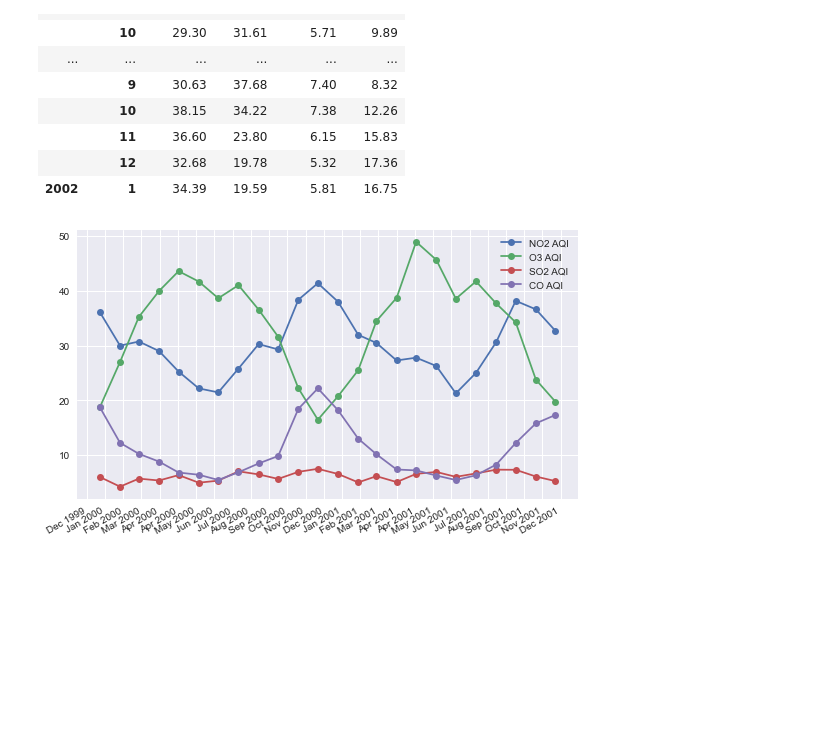
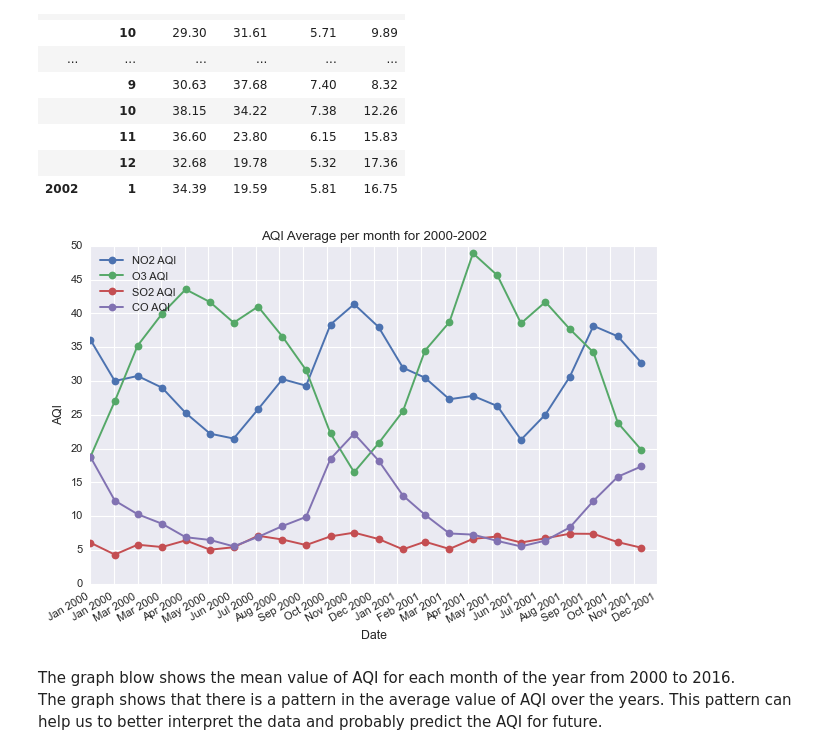
Before and after one commit to nnajmi/MachineLearning, a Jupyter notebook: US-Pollution/Data Exploration.ipynb, the cells around one changed output. Saved outputs shown, nothing was run; the diff lists cells and outputs as text; code cells hidden in the pictures; blank space fills up the shorter version.

```diff
--- a/US-Pollution/Data Exploration.ipynb
+++ b/US-Pollution/Data Exploration.ipynb
@@ -80,0 +98,16 @@ df.iloc[:, 4:]
+# %%
+#Box Plots
+boxplot_data = copy.deepcopy(data)
+
+del boxplot_data["id"]
+del boxplot_data["State Code"]
+del boxplot_data["County Code"]
+del boxplot_data["Site Num"]
+del boxplot_data["Address"]
+del boxplot_data["State"]
+del boxplot_data["County"]
+del boxplot_data["City"]
+del boxplot_data["Date Local"]
+
+plt.rcParams.update(plt.rcParamsDefault)
+boxplot_data.plot(x=boxplot_data.index.name, kind='box', figsize=(20,5))
@@ -336,27 +497,41 @@ orderedByDate[['NO2 AQI', 'O3 AQI', 'SO2 AQI', 'CO AQI']].head(25)
 # %%
 dates = [datetime(2000, 1, 1), datetime(2000, 2, 1), datetime(2000, 3, 1), datetime(2000, 4, 1), datetime(2000, 5, 1), datetime(2000, 6, 1),
        datetime(2000, 7, 1), datetime(2000, 8, 1), datetime(2000, 9, 1), datetime(2000, 10, 1), datetime(2000, 11, 1), datetime(2000, 12, 1),
          datetime(2001, 1, 1), datetime(2001, 2, 1), datetime(2001, 3, 1), datetime(2001, 4, 1), datetime(2001, 5, 1), datetime(2001, 6, 1),
        datetime(2001, 7, 1), datetime(2001, 8, 1), datetime(2001, 9, 1), datetime(2001, 10, 1), datetime(2001, 11, 1), datetime(2001, 12, 1)]
 
 timeSeries = data[['Date Local', 'NO2 AQI', 'O3 AQI', 'SO2 AQI', 'CO AQI']]
 timeSeries = timeSeries.dropna(axis='rows')
 timeSeries = timeSeries.groupby([timeSeries['Date Local'].dt.year, timeSeries['Date Local'].dt.month]).mean().head(24)
-tick_spacing = 28
-import matplotlib.ticker as ticker
-from matplotlib import dates as mdates
+
 plt.style.use('seaborn')
 #plt.figure(figsize=(10, 5))
+
+plt.gca().xaxis.set_major_locator(ticker.MaxNLocator(24))
+plt.gca().yaxis.set_major_locator(ticker.MultipleLocator(5))
+
 date_format = mdates.DateFormatter('%b %Y')
+plt.gca().xaxis.set_major_formatter(date_format)
+
 plt.plot_date(dates, timeSeries['NO2 AQI'], linestyle = 'solid', label = 'NO2 AQI')
 plt.plot_date(dates, timeSeries['O3 AQI'], linestyle = 'solid', label = 'O3 AQI')
 plt.plot_date(dates, timeSeries['SO2 AQI'], linestyle = 'solid', label = 'SO2 AQI')
 plt.plot_date(dates, timeSeries['CO AQI'], linestyle = 'solid', label = 'CO AQI')
-plt.gca().xaxis.set_major_locator(ticker.MultipleLocator(tick_spacing))
-plt.gca().xaxis.set_major_formatter(date_format)
+
+
 plt.xticks(rotation=90)
 plt.gcf().autofmt_xdate()
-plt.legend()
+
+plt.title("AQI Average per month for 2000-2002")
+plt.xlabel("Date")
+plt.ylabel("AQI")
+
+plt.legend(loc = 'upper left')
+plt.tight_layout()
+
 plt.show()
 # %% [output]
-[figure, old version]
+[figure, new version]
+# %% [markdown]
+The graph blow shows the mean value of AQI for each month of the year from 2000 to 2016.
+<br> The graph shows that there is a pattern in the average value of AQI over the years. This pattern can help us to better interpret the data and probably predict the AQI for future.
```
Also changed, not shown: parts of 34 cells of this notebook, 1 other file.
